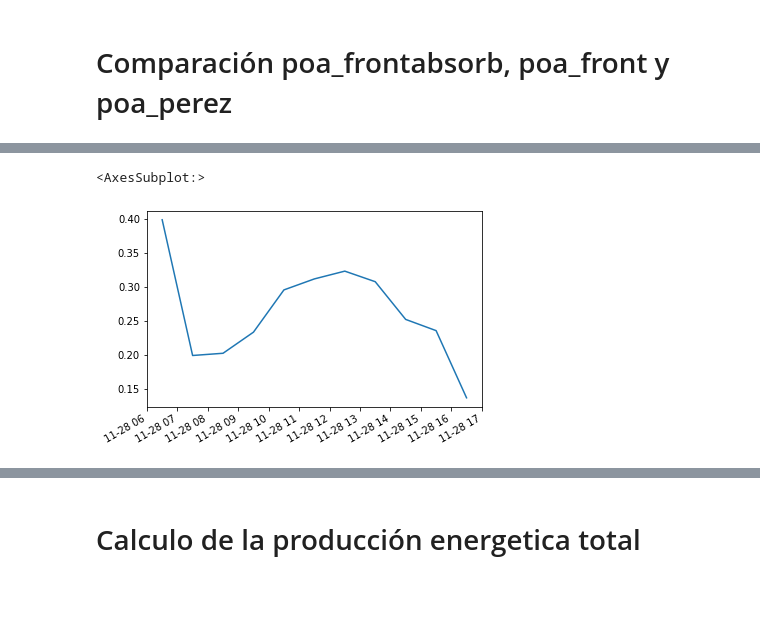
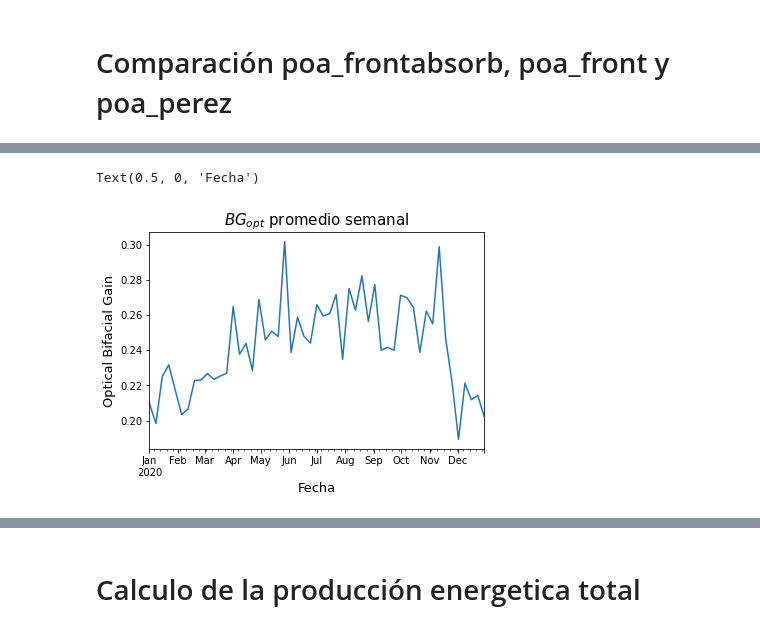
Before and after one commit to BifacialPV/Proyecto-de-grado, a Jupyter notebook: Codigo_Personal/Codigo_Base.ipynb, the cells around one changed output, grey strips where cells are left out. Drawn from its saved outputs; the diff is of its cells as text; code cells hidden in the pictures; blank space fills up the shorter version.

```diff
--- a/Codigo_Personal/Codigo_Base.ipynb
+++ b/Codigo_Personal/Codigo_Base.ipynb
@@ -339,12 +375,20 @@ poa_2.plot()
 # %%
 fecha = '2020-11-28 '
-fecha2='2020-11-28 '
-poa_1=poa_backabsorb[fecha+'00:00:00':fecha+'23:59:00']
-poa_2=poa_frontabsorb[fecha+'00:00:00':fecha+'23:59:00']
+fecha2='2020-11-29 '
+poa_1=poa_backabsorb
+poa_2=poa_frontabsorb
 
 bg_opt=poa_1.truediv(poa_2)
 print(bg_opt)
 
 bg_opt = bg_opt.drop("2020-11-28 17:30:00-05:00")
-bg_opt.plot()
+bg_opt = bg_opt.drop("2020-11-29 17:30:00-05:00")
+bg_opt_mean=bg_opt.resample("7D").mean()
+bg_opt_mean.plot()
+title='$BG_{opt}$ promedio semanal'
+ylabel='Optical Bifacial Gain'
+xlabel='Fecha'
+plt.title(title, fontname="Helvetica", fontsize=15)
+plt.ylabel(ylabel, fontname="Helvetica", fontsize=13)
+plt.xlabel(xlabel, fontname="Helvetica", fontsize=13)
 # %% [output]
@@ -364,2 +407,2 @@ dtype: float64
-<AxesSubplot:>
+Text(0.5, 0, 'Fecha')
-[figure, old version]
+[figure, new version]
```
Also changed, not shown: parts of 22 cells of this notebook, 1 other file.
